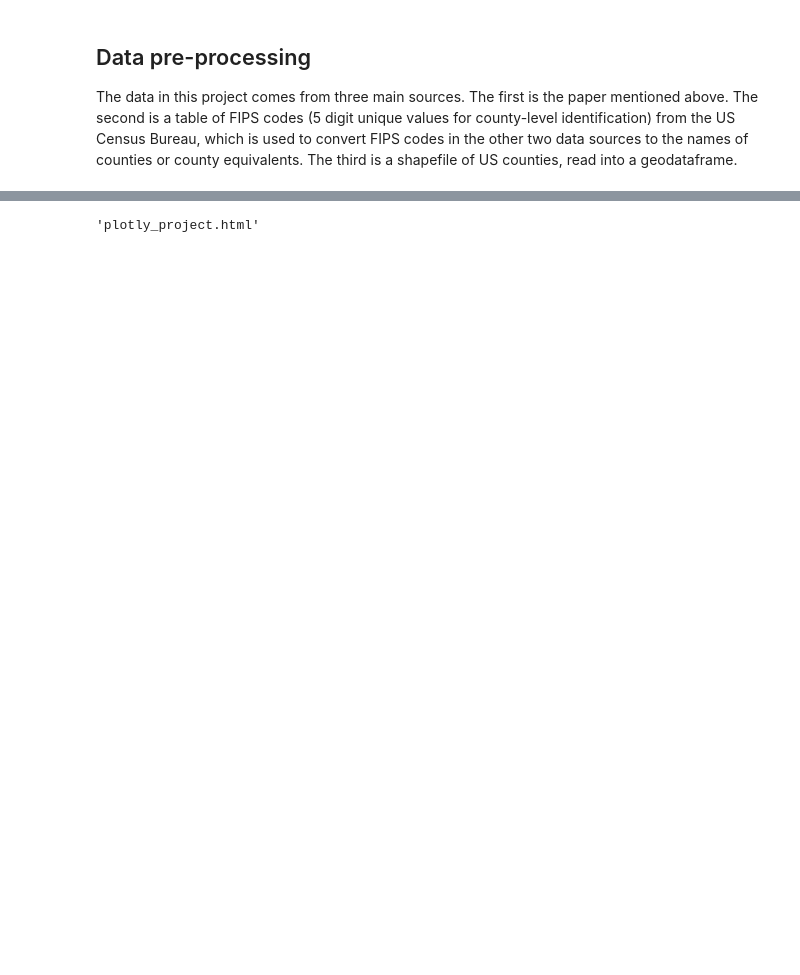
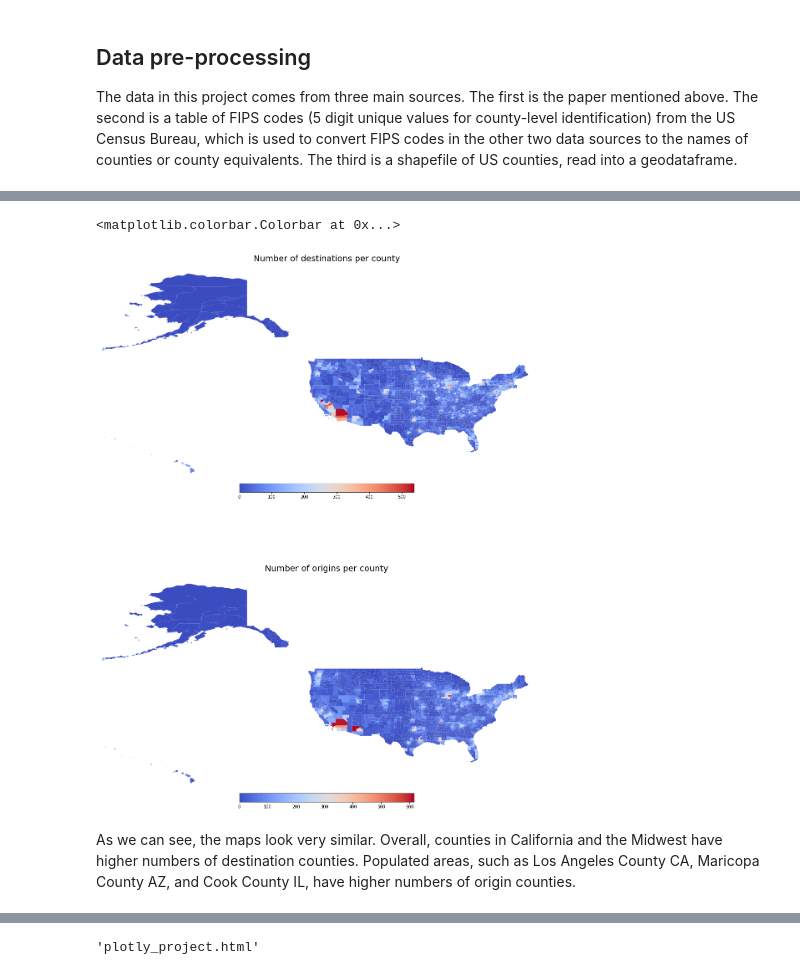
Before and after one commit to slobotsky/brianslobotsky_MnM4SDS_project, a Jupyter notebook: termproject.ipynb, the cells around one changed output, grey strips where cells are left out. Drawn from its saved outputs; the diff is of its cells as text; code cells hidden in the pictures; blank space fills up the shorter version.

```diff
--- a/termproject.ipynb
+++ b/termproject.ipynb
@@ -112,0 +188,35 @@ The main flow map is a work in progress due to the large amount of data. The cod
+# %%
+# mapping cardinalities
+## constructing a dataframe from the cardinality dictionary
+o_card_df = pd.DataFrame.from_dict(oW.cardinalities, orient='index', columns=['o_n'])
+o_card_df['FIPS'] = o_card_df.index
+## merging dataframe to the counties geodataframe
+o_card = sums.merge(o_card_df, how = 'left', on='FIPS')
+o_card = o_card.fillna(0)
+
+## repeating for the second set of cardinalities
+d_card_df = pd.DataFrame.from_dict(dW.cardinalities, orient='index', columns=['d_n'])
+d_card_df['FIPS'] = d_card_df.index
+d_card = sums.merge(d_card_df, how = 'left', on='FIPS')
+d_card = d_card.fillna(0)
+
+## plotting both maps
+fig, axes = plt.subplots(2,1, figsize=(50, 25))
+o_card.plot(column='o_n',cmap='coolwarm',ax=axes[0])
+d_card.plot(column='d_n',cmap='coolwarm',ax=axes[1])
+## axes, titles, and colorbars
+axes[0].axis('off')
+axes[0].set_xlim([-180,-60])
+axes[0].set_title('Number of destinations per county',fontdict={'fontsize':'20'})
+plt.colorbar(cm.ScalarMappable(cmap= 'coolwarm', norm = plt.Normalize(vmin = 0, vmax = o_card.o_n.max())),
+             ax=axes[0],shrink = 0.15,orientation = 'horizontal',pad=0)
+axes[1].axis('off')
+axes[1].set_xlim([-180,-60])
+axes[1].set_title('Number of origins per county',fontdict={'fontsize':'20'})
+plt.colorbar(cm.ScalarMappable(cmap= 'coolwarm', norm = plt.Normalize(vmin = 0, vmax = d_card.d_n.max())),
+             ax=axes[1],shrink = 0.15,orientation = 'horizontal',pad=0)
+# %% [output]
+<matplotlib.colorbar.Colorbar at 0x...>
+[figure, added]
+# %% [markdown]
+As we can see, the maps look very similar. Overall, counties in California and the Midwest have higher numbers of destination counties. Populated areas, such as Los Angeles County CA, Maricopa County AZ, and Cook County IL, have higher numbers of origin counties.
```
Also changed, not shown: parts of 30 cells of this notebook, 1 other file.
